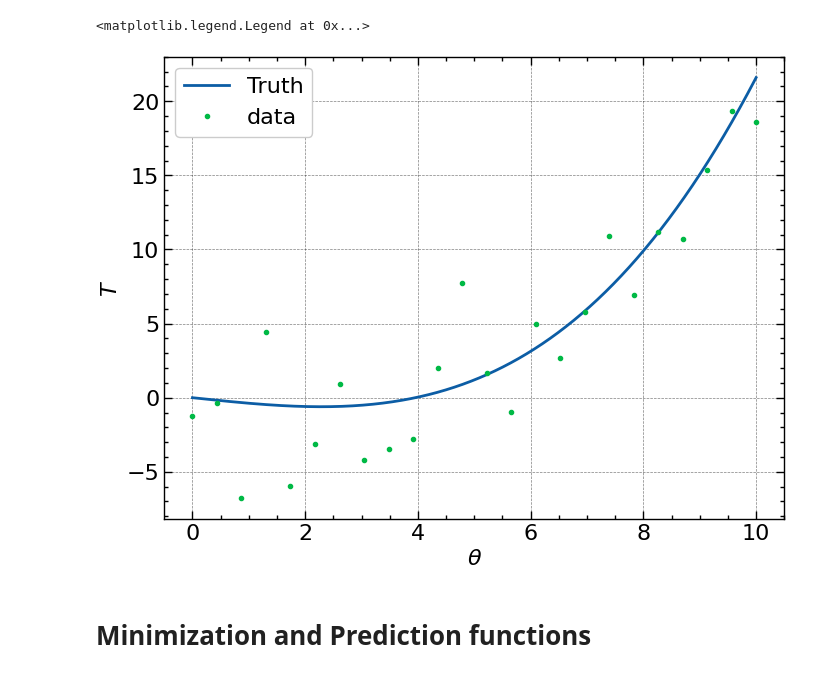
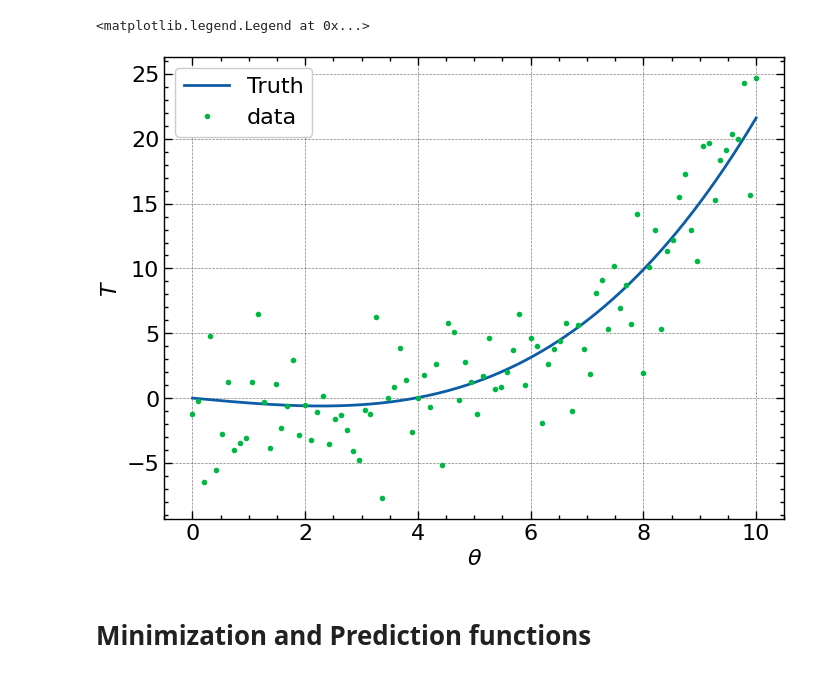
Before and after one commit to Maxelee/CARPoolGP_test, a Jupyter notebook: ToyModel.ipynb, the cells around one changed output. Cells and saved outputs as stored; diff of their text form; code cells hidden in the pictures.

```diff
--- a/ToyModel.ipynb
+++ b/ToyModel.ipynb
@@ -15,7 +15,7 @@ jax.config.update("jax_enable_x64", True)
 plt.style.use(['science', 'no-latex', 'notebook', 'grid'])
 # %%
 sigma_epsilon = 3 # jitter ontop of smooth variation
-N=24              # Number of data samples
+N=96              # Number of data samples
 Domain = [0.0,10] # Domain of parameters
 LR = 3e-3         # Optimization learning rate
 ITERS = 3000      # max iteration
@@ -40,28 +40,28 @@ def get_R(theta, epsilon=epsilon, A=-0.4, B=0.4):
     return Q + delta
 # %%
 # underlying truth:
-theta=np.linspace(*Domain, 1000, endpoint=True)
+theta=np.linspace(*np.array(Domain)+0.001, 1001, endpoint=True)
 Y = get_Q(theta)
 plt.plot(theta, Y, '-', label='Truth')
 plt.xlabel(r'$\theta$')
 plt.ylabel(r'$T$')
 
 # Sample Data
 np.random.seed(194)
 theta_Q = np.linspace(Domain[0], Domain[1], N, )
 Q_raw = get_Q(theta_Q)
 
 np.random.seed(2)
-intrinsic_noise = np.random.normal(0, sigma_epsilon, N)
-Q = Q_raw + intrinsic_noise
+Q = np.random.normal(Q_raw, sigma_epsilon,N)
+intrinsic_noise = Q - Q_raw
 
 plt.plot(theta_Q, Q, '.', label='data')
 plt.xlabel(r'$\theta$')
 plt.ylabel(r'$T$')
 plt.legend()
 # %% [output]
 <matplotlib.legend.Legend at 0x...>
-[figure, old version]
+[figure, new version]
 # %% [markdown]
 # Minimization and Prediction functions
 # %% [markdown]
```
Also changed, not shown: parts of 20 cells of this notebook, 2 other files.
